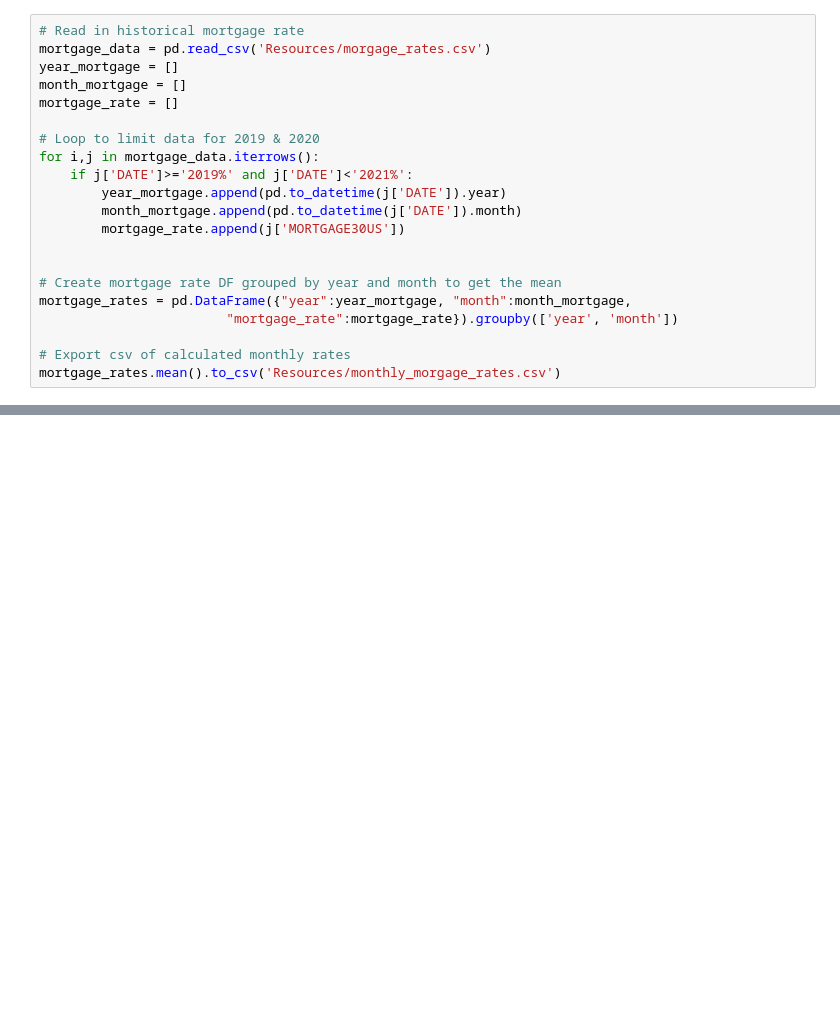
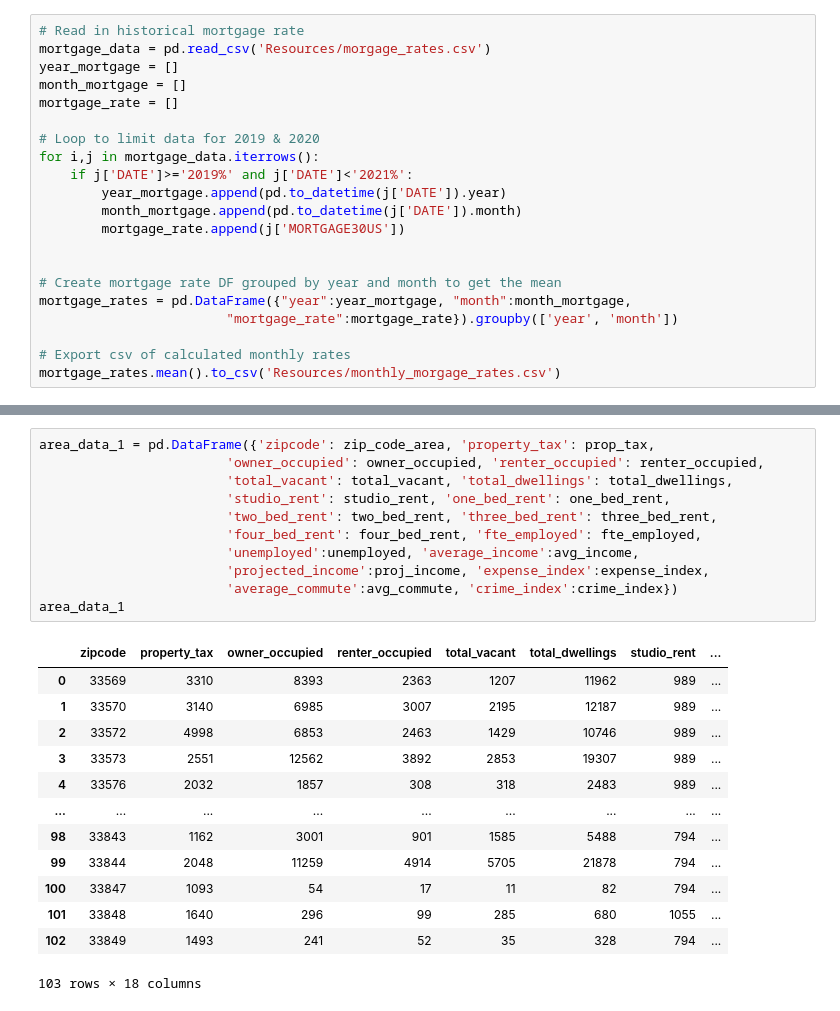
Before and after one commit to FinalProject-2021/Housing_Valuation, a Jupyter notebook: sales_data_JJ.ipynb, the cells around one changed output, grey strips where cells are left out. Saved outputs shown, nothing was run; the diff lists cells and outputs as text; blank space fills up the shorter version.

```diff
--- a/sales_data_JJ.ipynb
+++ b/sales_data_JJ.ipynb
@@ -245,0 +286,25 @@ area_data
+# %%
+area_data_1 = pd.DataFrame({'zipcode': zip_code_area, 'property_tax': prop_tax,
+                        'owner_occupied': owner_occupied, 'renter_occupied': renter_occupied,
+                        'total_vacant': total_vacant, 'total_dwellings': total_dwellings,
+                        'studio_rent': studio_rent, 'one_bed_rent': one_bed_rent,
+                        'two_bed_rent': two_bed_rent, 'three_bed_rent': three_bed_rent,
+                        'four_bed_rent': four_bed_rent, 'fte_employed': fte_employed,
+                        'unemployed':unemployed, 'average_income':avg_income,
+                        'projected_income':proj_income, 'expense_index':expense_index,
+                        'average_commute':avg_commute, 'crime_index':crime_index})
+area_data_1
+# %% [output]
+|  | zipcode | property_tax | owner_occupied | renter_occupied | total_vacant | total_dwellings | studio_rent | ... |
+| 0 | 33569 | 3310 | 8393 | 2363 | 1207 | 11962 | 989 | ... |
+| 1 | 33570 | 3140 | 6985 | 3007 | 2195 | 12187 | 989 | ... |
+| 2 | 33572 | 4998 | 6853 | 2463 | 1429 | 10746 | 989 | ... |
+| 3 | 33573 | 2551 | 12562 | 3892 | 2853 | 19307 | 989 | ... |
+| 4 | 33576 | 2032 | 1857 | 308 | 318 | 2483 | 989 | ... |
+| ... | ... | ... | ... | ... | ... | ... | ... | ... |
+| 98 | 33843 | 1162 | 3001 | 901 | 1585 | 5488 | 794 | ... |
+| 99 | 33844 | 2048 | 11259 | 4914 | 5705 | 21878 | 794 | ... |
+| 100 | 33847 | 1093 | 54 | 17 | 11 | 82 | 794 | ... |
+| 101 | 33848 | 1640 | 296 | 99 | 285 | 680 | 1055 | ... |
+| 102 | 33849 | 1493 | 241 | 52 | 35 | 328 | 794 | ... |
+103 rows × 18 columns
```
Also changed, not shown: parts of 11 cells of this notebook, 8 other files.
